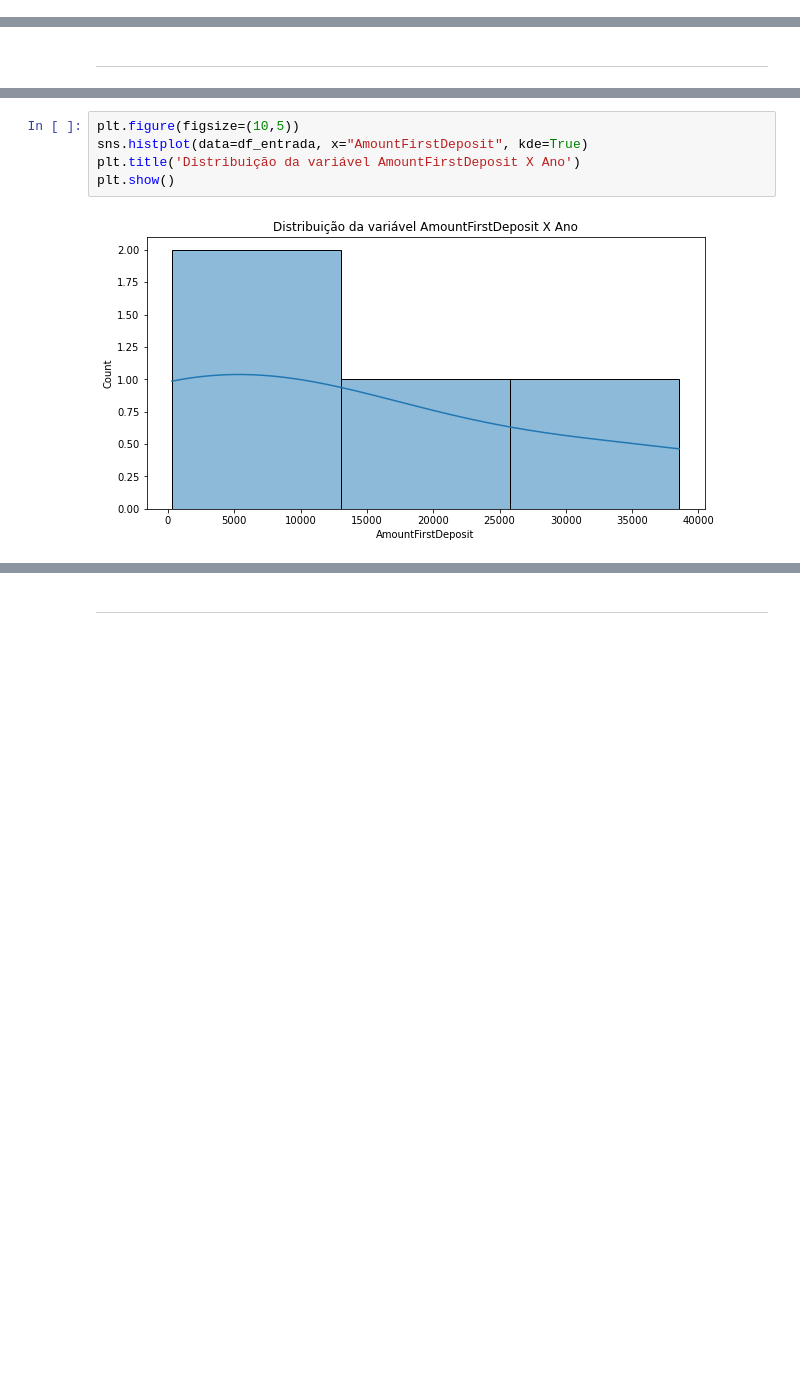
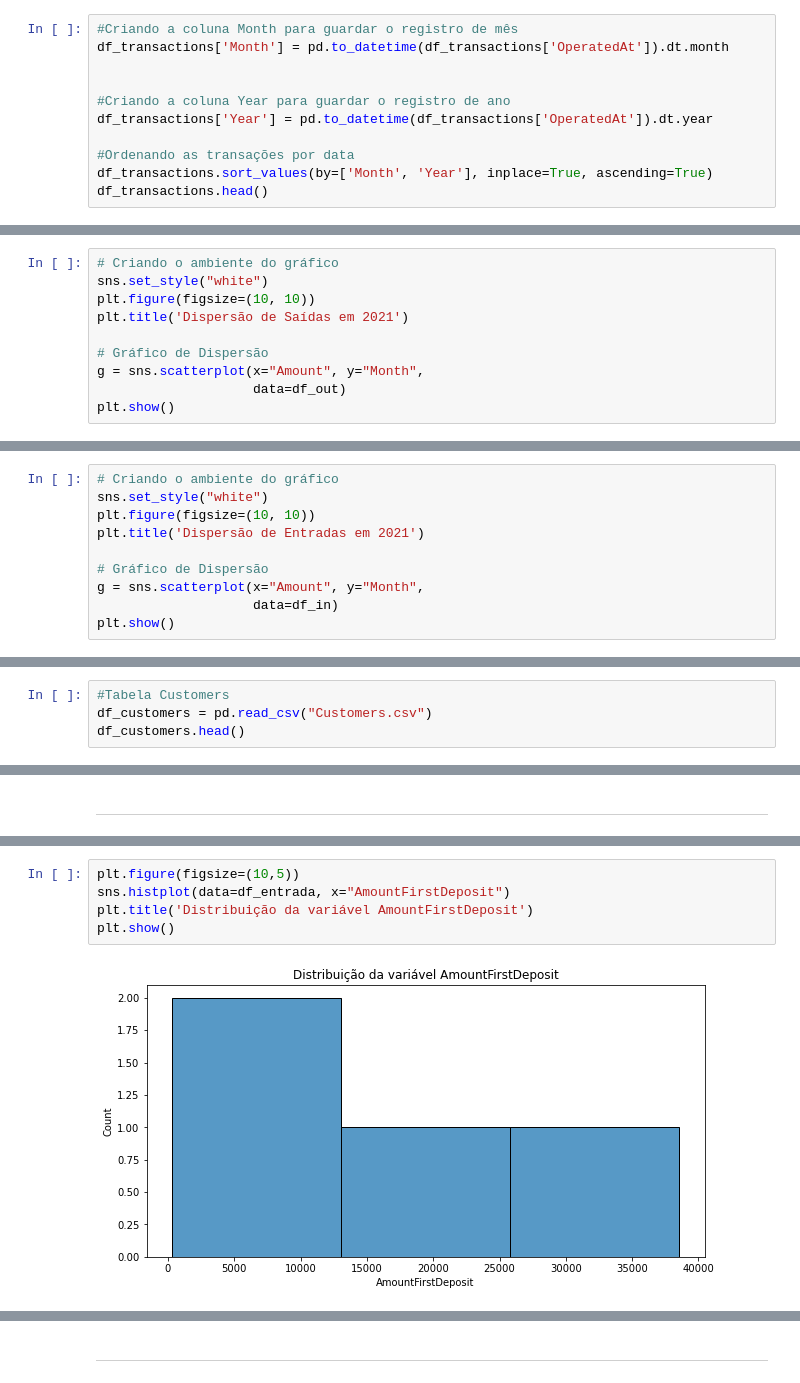
Before and after one commit to allanacardoso/warren, a Jupyter notebook: data/Análise_warren.ipynb, the cells around one changed output, grey strips where cells are left out. Cells and saved outputs as stored; diff of their text form; blank space fills up the shorter version.

```diff
--- a/data/Análise_warren.ipynb
+++ b/data/Análise_warren.ipynb
@@ -185,3 +203,14 @@ Amount               float64
 CustomerId             int64
 OperatedAt    datetime64[ns]
 dtype: object
+# %%
+#Criando a coluna Month para guardar o registro de mês
+df_transactions['Month'] = pd.to_datetime(df_transactions['OperatedAt']).dt.month
+
+
+#Criando a coluna Year para guardar o registro de ano
+df_transactions['Year'] = pd.to_datetime(df_transactions['OperatedAt']).dt.year
+
+#Ordenando as transações por data
+df_transactions.sort_values(by=['Month', 'Year'], inplace=True, ascending=True)
+df_transactions.head()
@@ -187,0 +245,10 @@ dtype: object
+# %%
+# Criando o ambiente do gráfico
+sns.set_style("white")
+plt.figure(figsize=(10, 10))
+plt.title('Dispersão de Saídas em 2021')
+
+# Gráfico de Dispersão
+g = sns.scatterplot(x="Amount", y="Month",
+                    data=df_out)
+plt.show()
@@ -187,0 +276,10 @@ dtype: object
+# %%
+# Criando o ambiente do gráfico
+sns.set_style("white")
+plt.figure(figsize=(10, 10))
+plt.title('Dispersão de Entradas em 2021')
+
+# Gráfico de Dispersão
+g = sns.scatterplot(x="Amount", y="Month",
+                    data=df_in)
+plt.show()
@@ -187,0 +307,4 @@ dtype: object
+# %%
+#Tabela Customers
+df_customers = pd.read_csv("Customers.csv")
+df_customers.head()
@@ -283,8 +462,8 @@ df_entrada.head()
 | 3 | 2020 | 38550 |
 # %%
 plt.figure(figsize=(10,5))
-sns.histplot(data=df_entrada, x="AmountFirstDeposit", kde=True)
-plt.title('Distribuição da variável AmountFirstDeposit X Ano')
+sns.histplot(data=df_entrada, x="AmountFirstDeposit")
+plt.title('Distribuição da variável AmountFirstDeposit')
 plt.show()
 # %% [output]
-[figure, old version]
+[figure, new version]
```
Also changed, not shown: parts of 61 cells of this notebook.
